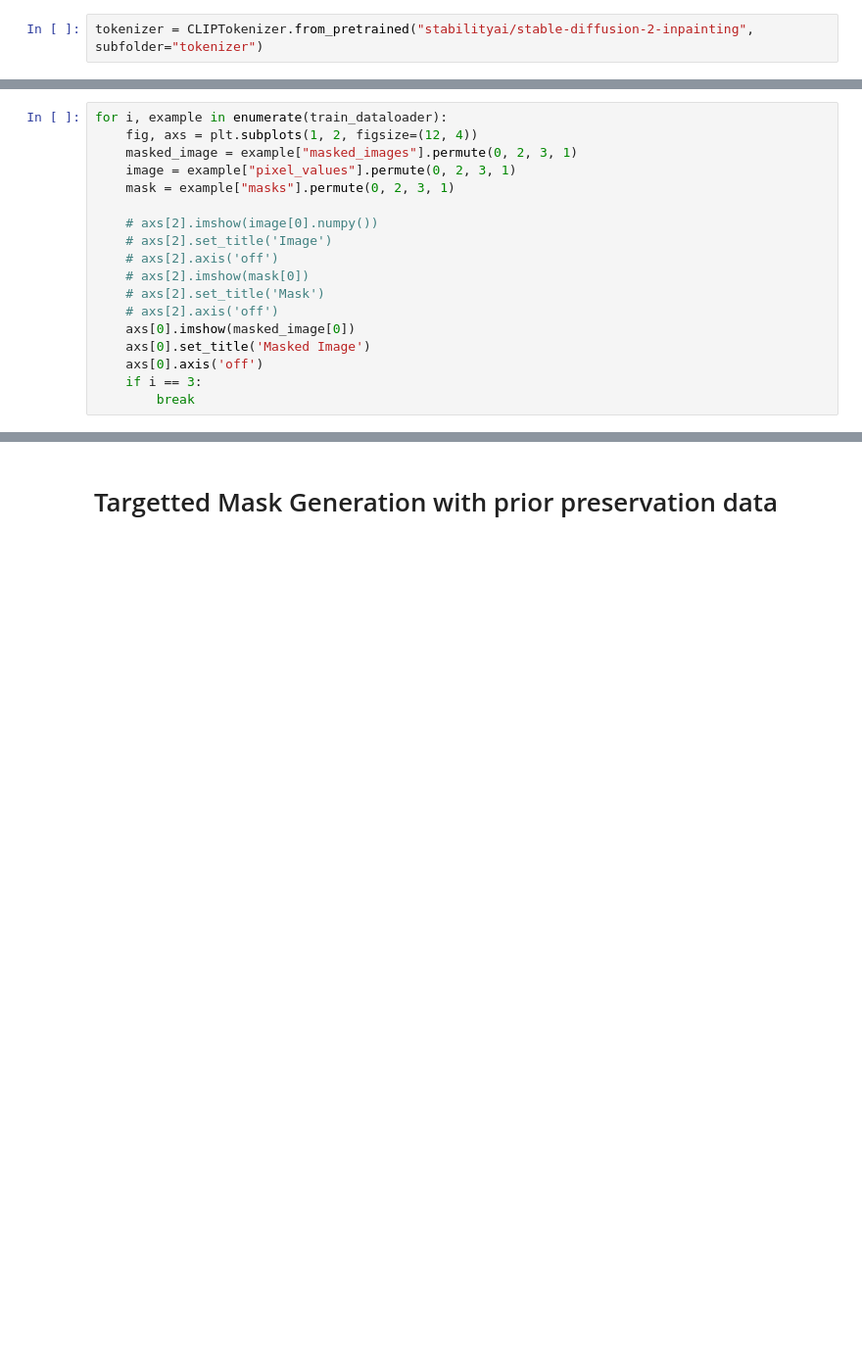
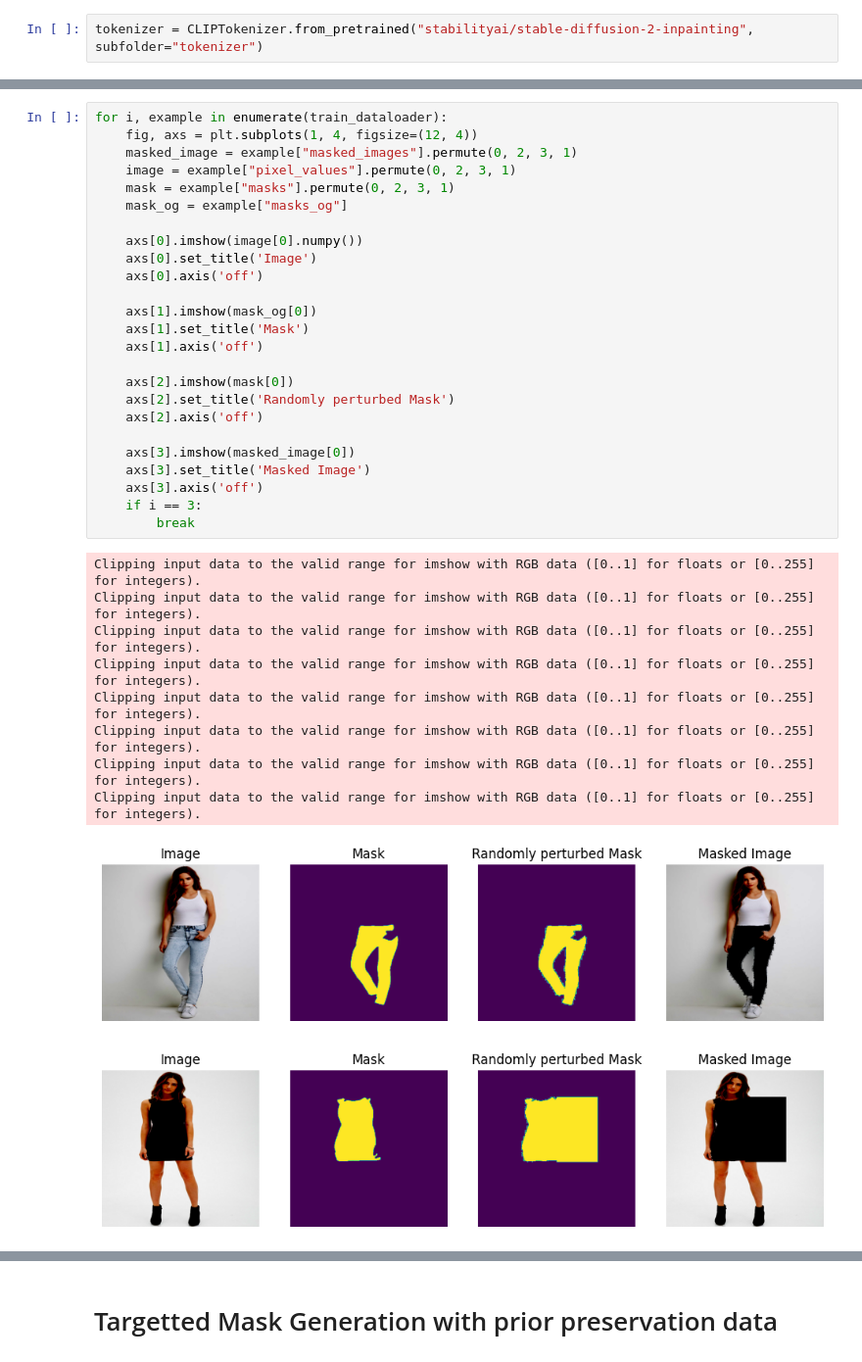
Before and after one commit to Sumukha21/FashionXchange, a Jupyter notebook: notebooks/text_based_image_editing.ipynb, the cells around one changed output, grey strips where cells are left out. Shown at 98% size. Drawn from its saved outputs; the diff is of its cells as text; blank space fills up the shorter version.

```diff
--- a/notebooks/text_based_image_editing.ipynb
+++ b/notebooks/text_based_image_editing.ipynb
@@ -495,18 +529,36 @@ train_dataloader = torch.utils.data.DataLoader(
 # %%
 for i, example in enumerate(train_dataloader):
-    fig, axs = plt.subplots(1, 2, figsize=(12, 4))
+    fig, axs = plt.subplots(1, 4, figsize=(12, 4))
     masked_image = example["masked_images"].permute(0, 2, 3, 1)
     image = example["pixel_values"].permute(0, 2, 3, 1)
     mask = example["masks"].permute(0, 2, 3, 1)
+    mask_og = example["masks_og"]
 
-    # axs[2].imshow(image[0].numpy())
-    # axs[2].set_title('Image')
-    # axs[2].axis('off')
-    # axs[2].imshow(mask[0])
-    # axs[2].set_title('Mask')
-    # axs[2].axis('off')
-    axs[0].imshow(masked_image[0])
-    axs[0].set_title('Masked Image')
+    axs[0].imshow(image[0].numpy())
+    axs[0].set_title('Image')
     axs[0].axis('off')
+
+    axs[1].imshow(mask_og[0])
+    axs[1].set_title('Mask')
+    axs[1].axis('off')
+
+    axs[2].imshow(mask[0])
+    axs[2].set_title('Randomly perturbed Mask')
+    axs[2].axis('off')
+
+    axs[3].imshow(masked_image[0])
+    axs[3].set_title('Masked Image')
+    axs[3].axis('off')
     if i == 3:
         break
+# %% [output]
+Clipping input data to the valid range for imshow with RGB data ([0..1] for floats or [0..255] for integers).
+Clipping input data to the valid range for imshow with RGB data ([0..1] for floats or [0..255] for integers).
+Clipping input data to the valid range for imshow with RGB data ([0..1] for floats or [0..255] for integers).
+Clipping input data to the valid range for imshow with RGB data ([0..1] for floats or [0..255] for integers).
+Clipping input data to the valid range for imshow with RGB data ([0..1] for floats or [0..255] for integers).
+Clipping input data to the valid range for imshow with RGB data ([0..1] for floats or [0..255] for integers).
+Clipping input data to the valid range for imshow with RGB data ([0..1] for floats or [0..255] for integers).
+Clipping input data to the valid range for imshow with RGB data ([0..1] for floats or [0..255] for integers).
+[figure, added]
+[figure, added]
```
Also changed, not shown: parts of 19 cells of this notebook, 14 other files.
